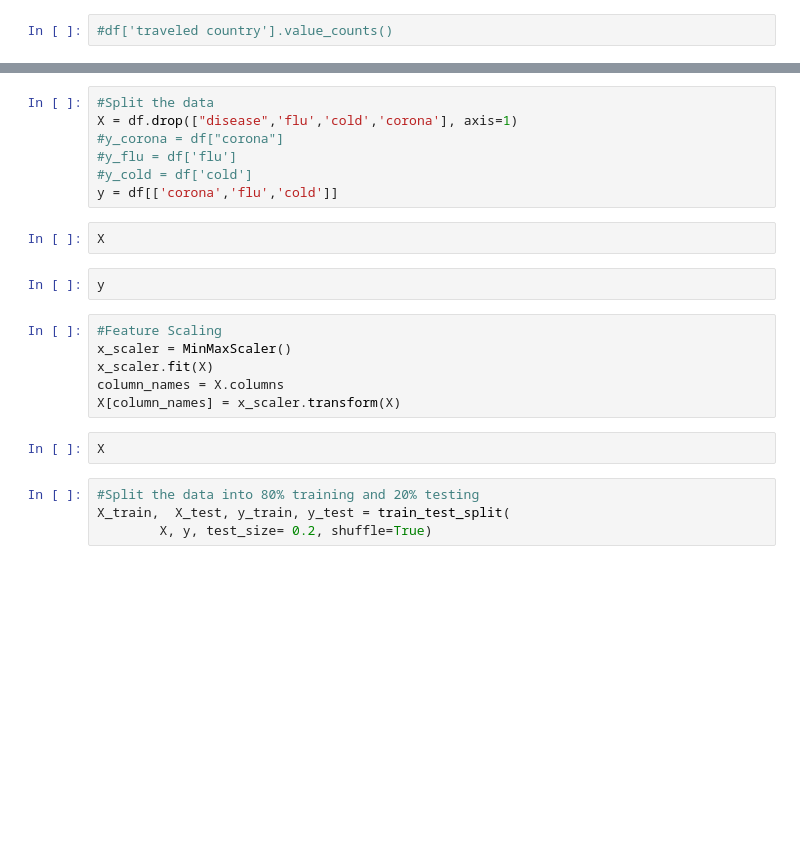
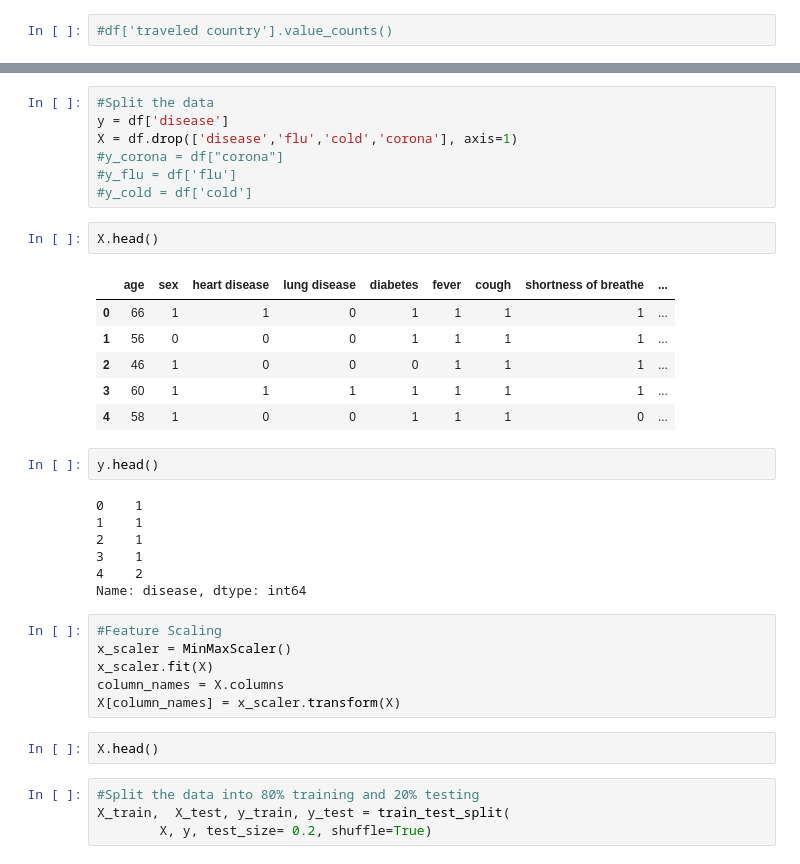
Before and after one commit to lsiddiqsunny/COVID19, a Jupyter notebook: Model/covid19.ipynb, the cells around one changed output, grey strips where cells are left out. Drawn from its saved outputs; the diff is of its cells as text; blank space fills up the shorter version.

```diff
--- a/Model/covid19.ipynb
+++ b/Model/covid19.ipynb
@@ -68,14 +113,28 @@ df.info()
 # %%
 #Split the data
-X = df.drop(["disease",'flu','cold','corona'], axis=1)
+y = df['disease']
+X = df.drop(['disease','flu','cold','corona'], axis=1)
 #y_corona = df["corona"]
 #y_flu = df['flu']
 #y_cold = df['cold']
-y = df[['corona','flu','cold']]
 # %%
-X
+X.head()
+# %% [output]
+|  | age | sex | heart disease | lung disease | diabetes | fever | cough | shortness of breathe | ... |
+| 0 | 66 | 1 | 1 | 0 | 1 | 1 | 1 | 1 | ... |
+| 1 | 56 | 0 | 0 | 0 | 1 | 1 | 1 | 1 | ... |
+| 2 | 46 | 1 | 0 | 0 | 0 | 1 | 1 | 1 | ... |
+| 3 | 60 | 1 | 1 | 1 | 1 | 1 | 1 | 1 | ... |
+| 4 | 58 | 1 | 0 | 0 | 1 | 1 | 1 | 0 | ... |
 # %%
-y
+y.head()
+# %% [output]
+0    1
+1    1
+2    1
+3    1
+4    2
+Name: disease, dtype: int64
 # %%
 #Feature Scaling
 x_scaler = MinMaxScaler()
@@ -83,7 +142,7 @@ x_scaler.fit(X)
 column_names = X.columns
 X[column_names] = x_scaler.transform(X)
 # %%
-X
+X.head()
 # %%
 #Split the data into 80% training and 20% testing
 X_train,  X_test, y_train, y_test = train_test_split(
```
Also changed, not shown: parts of 25 cells of this notebook, 4 other files.
